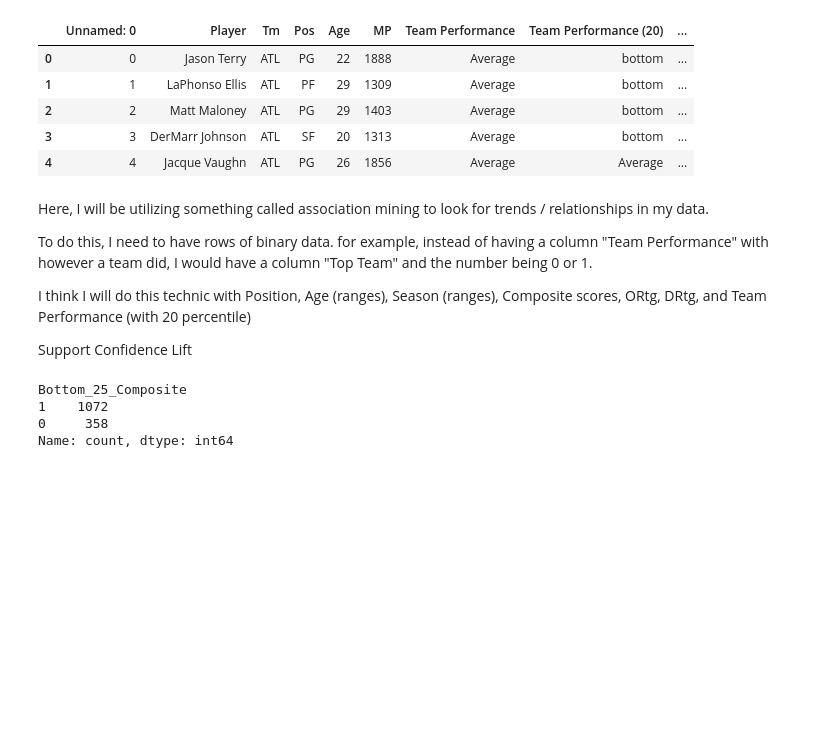
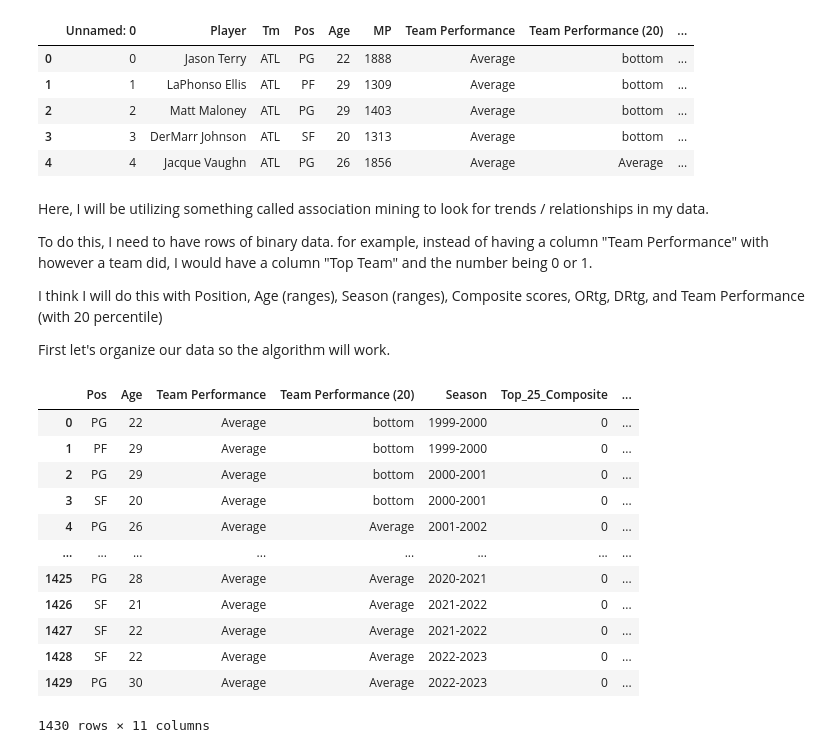
Before and after one commit to izyuan/Impact-of-Sixth-Men, a Jupyter notebook: analysis/associations_mining.ipynb, the cells around one changed output. Saved outputs shown, nothing was run; the diff lists cells and outputs as text; code cells hidden in the pictures; blank space fills up the shorter version.

```diff
--- a/analysis/associations_mining.ipynb
+++ b/analysis/associations_mining.ipynb
@@ -16,20 +20,48 @@ Here, I will be utilizing something called association mining to look for trends
 
 To do this, I need to have rows of binary data. for example, instead of having a column "Team Performance" with however a team did, I would have a column "Top Team" and the number being 0 or 1.
 
-I think I will do this technic with Position, Age (ranges), Season (ranges), Composite scores, ORtg, DRtg, and Team Performance (with 20 percentile)
+I think I will do this with Position, Age (ranges), Season (ranges), Composite scores, ORtg, DRtg, and Team Performance (with 20 percentile)
 
-Support
-Confidence
-Lift
+First let's organize our data so the algorithm will work.
-# %%
-#calculating the percentile numbers
-top_25_cutoff = df['Composite'].quantile(0.75)
-bottom_25_cutoff = df["Composite"].quantile(0.25)
-
-df['Top_25_Composite'] = (df['Composite'] >= top_25_cutoff).astype(int)
-df['Bottom_25_Composite'] = (df['Composite'] >= bottom_25_cutoff).astype(int)
-# %% [output]
-Bottom_25_Composite
-1    1072
-0     358
-Name: count, dtype: int64
+# %%
+#calc the percentile cutoffs for Composite
+top_25_cutoff_comp = dforiginal['Composite'].quantile(0.75)
+bottom_25_cutoff_comp = dforiginal['Composite'].quantile(0.25)
+
+#add binary columns for Composite
+df['Top_25_Composite'] = (dforiginal['Composite'] >= top_25_cutoff_comp).astype(int)
+df['Bottom_25_Composite'] = (dforiginal['Composite'] < bottom_25_cutoff_comp).astype(int)
+
+#same thing for ORtg
+top_25_cutoff_ORtg = dforiginal['ORtg'].quantile(0.75)
+bottom_25_cutoff_ORtg = dforiginal['ORtg'].quantile(0.25)
+
+df['Top_25_ORtg'] = (dforiginal['ORtg'] >= top_25_cutoff_ORtg).astype(int)
+df['Bottom_25_ORtg'] = (dforiginal['ORtg'] < bottom_25_cutoff_ORtg).astype(int)
+
+#DRtg
+top_25_cutoff_DRtg = dforiginal['DRtg'].quantile(0.75)
+bottom_25_cutoff_DRtg = dforiginal['DRtg'].quantile(0.25)
+
+df['Top_25_DRtg'] = (dforiginal['DRtg'] >= top_25_cutoff_DRtg).astype(int)
+df['Bottom_25_DRtg'] = (dforiginal['DRtg'] < bottom_25_cutoff_DRtg).astype(int)
+
+#removing unecessary columns
+if "Player" in df.columns.to_list():
+    df = df.drop(["Unnamed: 0","Player", "Tm", "MP", "Composite", "ORtg", "DRtg"], axis=1)
+
+df
+# %% [output]
+|  | Pos | Age | Team Performance | Team Performance (20) | Season | Top_25_Composite | ... |
+| 0 | PG | 22 | Average | bottom | 1999-2000 | 0 | ... |
+| 1 | PF | 29 | Average | bottom | 1999-2000 | 0 | ... |
+| 2 | PG | 29 | Average | bottom | 2000-2001 | 0 | ... |
+| 3 | SF | 20 | Average | bottom | 2000-2001 | 0 | ... |
+| 4 | PG | 26 | Average | Average | 2001-2002 | 0 | ... |
+| ... | ... | ... | ... | ... | ... | ... | ... |
+| 1425 | PG | 28 | Average | Average | 2020-2021 | 0 | ... |
+| 1426 | SF | 21 | Average | Average | 2021-2022 | 0 | ... |
+| 1427 | SF | 22 | Average | Average | 2021-2022 | 0 | ... |
+| 1428 | SF | 22 | Average | Average | 2022-2023 | 0 | ... |
+| 1429 | PG | 30 | Average | Average | 2022-2023 | 0 | ... |
+1430 rows × 11 columns
```
Also changed, not shown: parts of 18 cells of this notebook, 3 other files.
